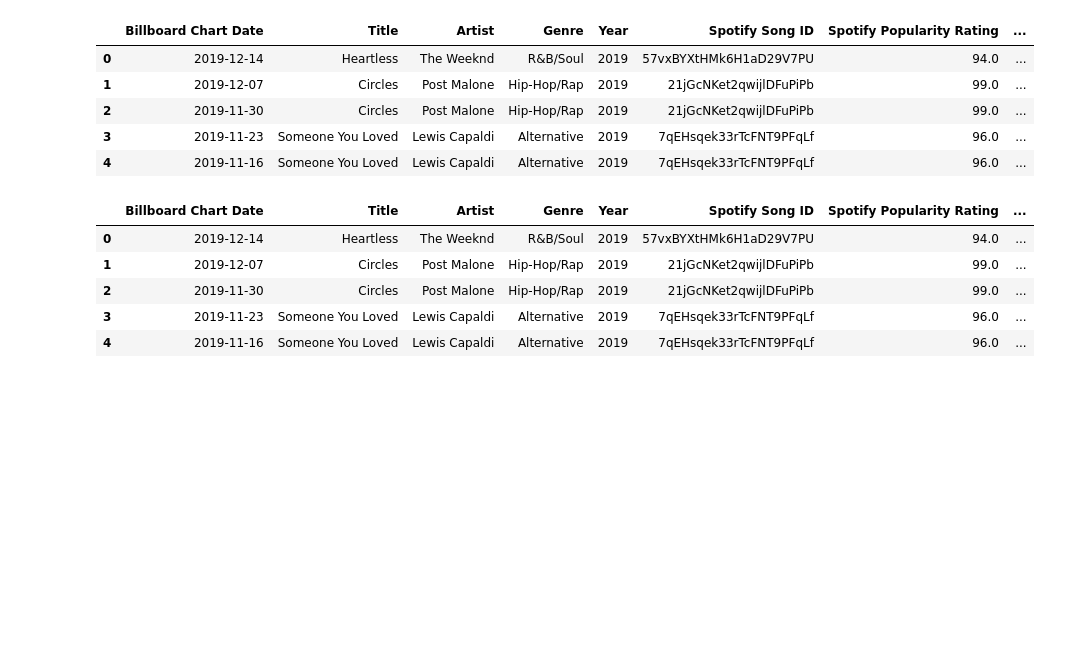
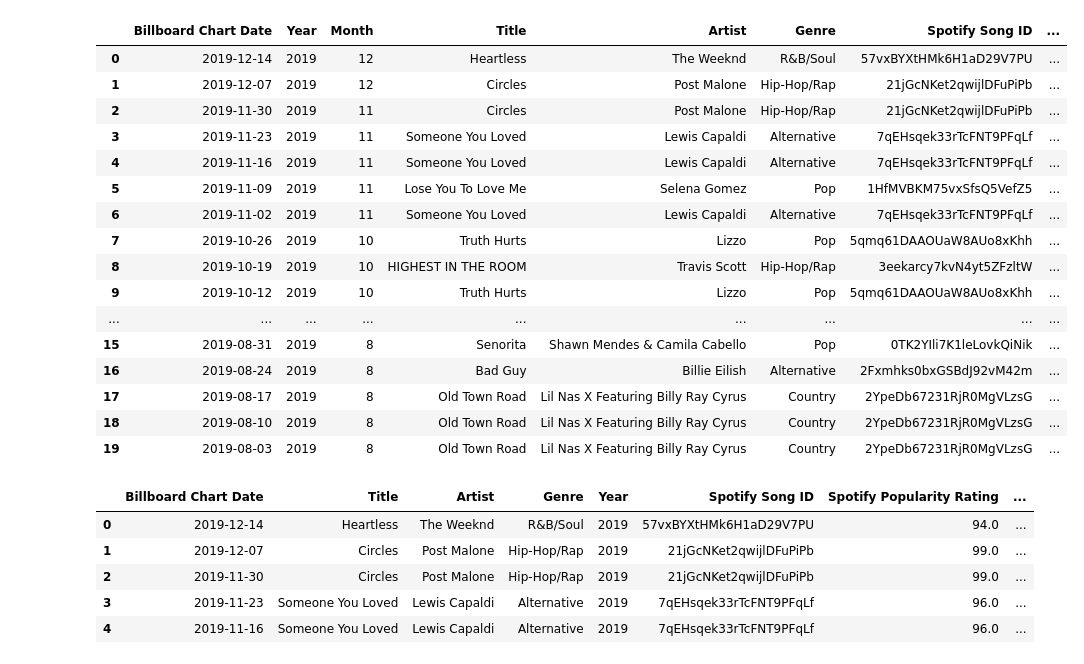
Before and after one commit to jdemusz/billboard2000-2020, a Jupyter notebook: analysis_exploration.ipynb, the cells around one changed output. Drawn from its saved outputs; the diff is of its cells as text; code cells hidden in the pictures; blank space fills up the shorter version.

Commit message:
added files with exploration of data and potential ways of analyzing, as well as documents describing our data explorationa and cleanup process

```diff
--- a/analysis_exploration.ipynb
+++ b/analysis_exploration.ipynb
@@ -20,14 +20,25 @@ track_audio_data.head()
 # %%
 #Drop Unnamed Column
 track_audio_data = track_audio_data.drop(columns=["Unnamed: 0"])
-track_audio_data.head()
+track_audio_data.head(20)
 # %% [output]
-|  | Billboard Chart Date | Title | Artist | Genre | Year | Spotify Song ID | Spotify Popularity Rating | ... |
-| 0 | 2019-12-14 | Heartless | The Weeknd | R&B/Soul | 2019 | 57vxBYXtHMk6H1aD29V7PU | 94.0 | ... |
-| 1 | 2019-12-07 | Circles | Post Malone | Hip-Hop/Rap | 2019 | 21jGcNKet2qwijlDFuPiPb | 99.0 | ... |
-| 2 | 2019-11-30 | Circles | Post Malone | Hip-Hop/Rap | 2019 | 21jGcNKet2qwijlDFuPiPb | 99.0 | ... |
-| 3 | 2019-11-23 | Someone You Loved | Lewis Capaldi | Alternative | 2019 | 7qEHsqek33rTcFNT9PFqLf | 96.0 | ... |
-| 4 | 2019-11-16 | Someone You Loved | Lewis Capaldi | Alternative | 2019 | 7qEHsqek33rTcFNT9PFqLf | 96.0 | ... |
+|  | Billboard Chart Date | Year | Month | Title | Artist | Genre | Spotify Song ID | ... |
+| 0 | 2019-12-14 | 2019 | 12 | Heartless | The Weeknd | R&B/Soul | 57vxBYXtHMk6H1aD29V7PU | ... |
+| 1 | 2019-12-07 | 2019 | 12 | Circles | Post Malone | Hip-Hop/Rap | 21jGcNKet2qwijlDFuPiPb | ... |
+| 2 | 2019-11-30 | 2019 | 11 | Circles | Post Malone | Hip-Hop/Rap | 21jGcNKet2qwijlDFuPiPb | ... |
+| 3 | 2019-11-23 | 2019 | 11 | Someone You Loved | Lewis Capaldi | Alternative | 7qEHsqek33rTcFNT9PFqLf | ... |
+| 4 | 2019-11-16 | 2019 | 11 | Someone You Loved | Lewis Capaldi | Alternative | 7qEHsqek33rTcFNT9PFqLf | ... |
+| 5 | 2019-11-09 | 2019 | 11 | Lose You To Love Me | Selena Gomez | Pop | 1HfMVBKM75vxSfsQ5VefZ5 | ... |
+| 6 | 2019-11-02 | 2019 | 11 | Someone You Loved | Lewis Capaldi | Alternative | 7qEHsqek33rTcFNT9PFqLf | ... |
+| 7 | 2019-10-26 | 2019 | 10 | Truth Hurts | Lizzo | Pop | 5qmq61DAAOUaW8AUo8xKhh | ... |
+| 8 | 2019-10-19 | 2019 | 10 | HIGHEST IN THE ROOM | Travis Scott | Hip-Hop/Rap | 3eekarcy7kvN4yt5ZFzltW | ... |
+| 9 | 2019-10-12 | 2019 | 10 | Truth Hurts | Lizzo | Pop | 5qmq61DAAOUaW8AUo8xKhh | ... |
+| ... | ... | ... | ... | ... | ... | ... | ... | ... |
+| 15 | 2019-08-31 | 2019 | 8 | Senorita | Shawn Mendes & Camila Cabello | Pop | 0TK2YIli7K1leLovkQiNik | ... |
+| 16 | 2019-08-24 | 2019 | 8 | Bad Guy | Billie Eilish | Alternative | 2Fxmhks0bxGSBdJ92vM42m | ... |
+| 17 | 2019-08-17 | 2019 | 8 | Old Town Road | Lil Nas X Featuring Billy Ray Cyrus | Country | 2YpeDb67231RjR0MgVLzsG | ... |
+| 18 | 2019-08-10 | 2019 | 8 | Old Town Road | Lil Nas X Featuring Billy Ray Cyrus | Country | 2YpeDb67231RjR0MgVLzsG | ... |
+| 19 | 2019-08-03 | 2019 | 8 | Old Town Road | Lil Nas X Featuring Billy Ray Cyrus | Country | 2YpeDb67231RjR0MgVLzsG | ... |
 # %%
 #Extract Month and add to column of its own
 track_audio_data["Month"] = pd.DatetimeIndex(track_audio_data["Billboard Chart Date"]).month
```
Also changed, not shown: parts of 1 cell of this notebook, 4 other files.
